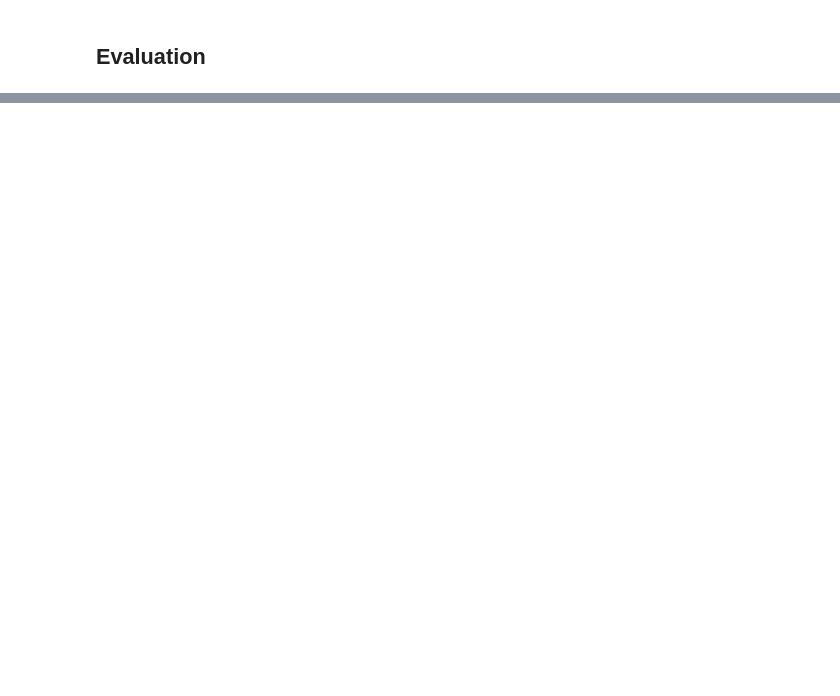
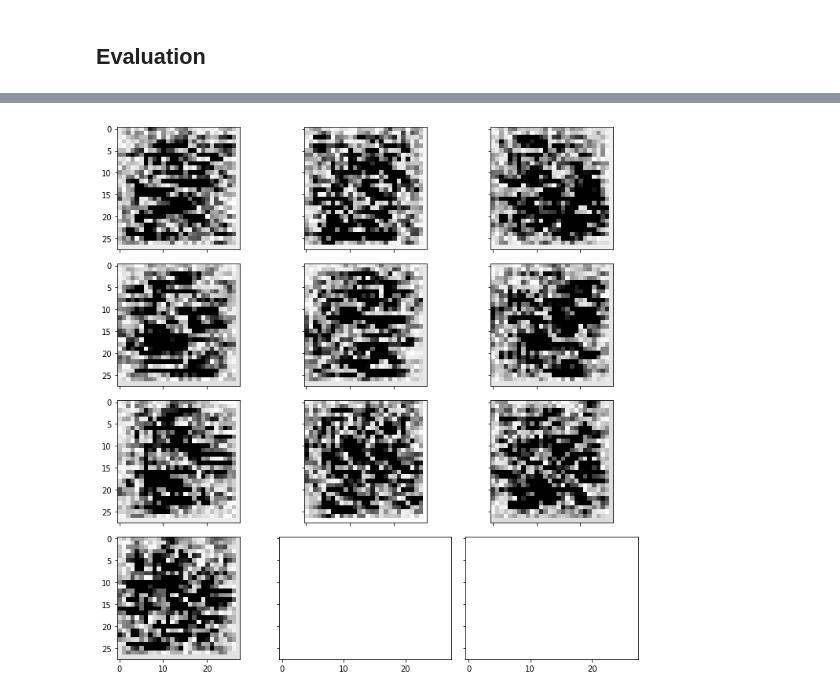
Before and after one commit to edublancas/trojan-defender, a Jupyter notebook: experiments/full-pipeline.ipynb, the cells around one changed output, grey strips where cells are left out. Saved outputs shown, nothing was run; the diff lists cells and outputs as text; code cells hidden in the pictures; blank space fills up the shorter version.

```diff
--- a/experiments/full-pipeline.ipynb
+++ b/experiments/full-pipeline.ipynb
@@ -156,0 +185,4 @@ NameError: name 'baseline' is not defined
+# %%
+plot.grid(sms_base)
+# %% [output]
+[figure, added]
```
Also changed, not shown: parts of 19 cells of this notebook.
